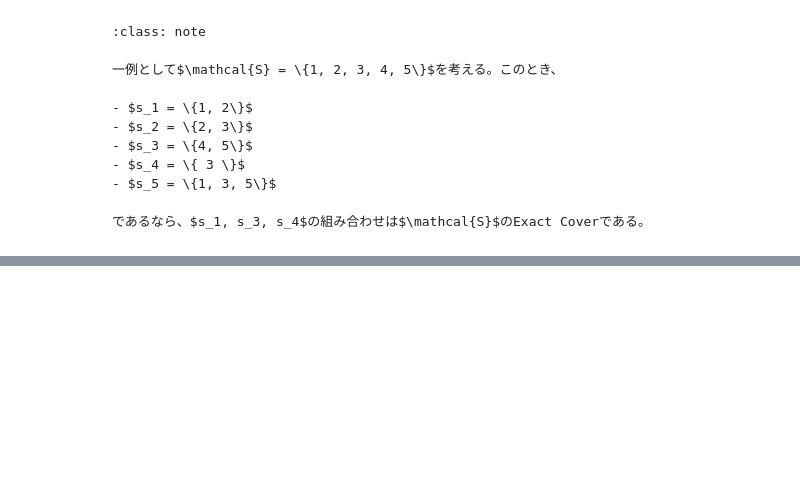
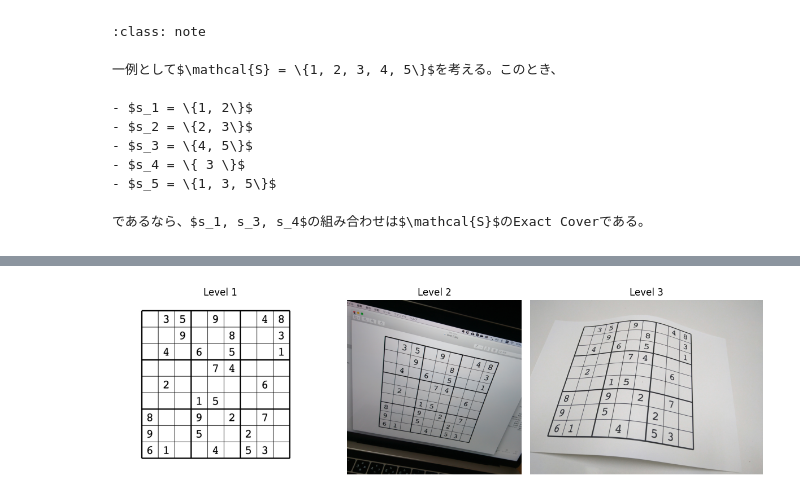
Before and after one commit to tatsy-classes/1284-sds-advml, a Jupyter notebook: contents/sec1/exercise-sudoku.ipynb, the cells around one changed output, grey strips where cells are left out. Saved outputs shown, nothing was run; the diff lists cells and outputs as text; code cells hidden in the pictures; blank space fills up the shorter version.

```diff
--- a/contents/sec1/exercise-sudoku.ipynb
+++ b/contents/sec1/exercise-sudoku.ipynb
@@ -544,0 +902,36 @@ The solution for exact cover is: ['s_1', 's_3', 's_4']
+# %%
+import cv2
+import matplotlib.gridspec as gridspec
+
+level1 = cv2.imread("../../data/sudoku/level_1.jpg")[:, :, ::-1]
+level2 = cv2.imread("../../data/sudoku/level_2.jpg")[:, :, ::-1]
+level3 = cv2.imread("../../data/sudoku/level_3.jpg")[:, :, ::-1]
+
+fig = plt.figure(figsize=(12, 4))
+
+a1 = level1.shape[1] / level1.shape[0]
+a2 = level2.shape[1] / level2.shape[0]
+a3 = level3.shape[1] / level3.shape[0]
+
+# create subplots
+gs = gridspec.GridSpec(1, 3, width_ratios=[a1, a2, a3])
+p1 = plt.subplot(gs[0])
+p2 = plt.subplot(gs[1])
+p3 = plt.subplot(gs[2])
+
+p1.imshow(level1, interpolation=None)
+p1.axis("off")
+p1.set_title("Level 1")
+
+p2.imshow(level2, interpolation=None)
+p2.axis("off")
+p2.set_title("Level 2")
+
+p3.imshow(level3, interpolation=None)
+p3.axis("off")
+p3.set_title("Level 3")
+
+plt.tight_layout()
+plt.show()
+# %% [output]
+[figure, added]
```
Also changed, not shown: parts of 47 cells of this notebook, 11 other files.
